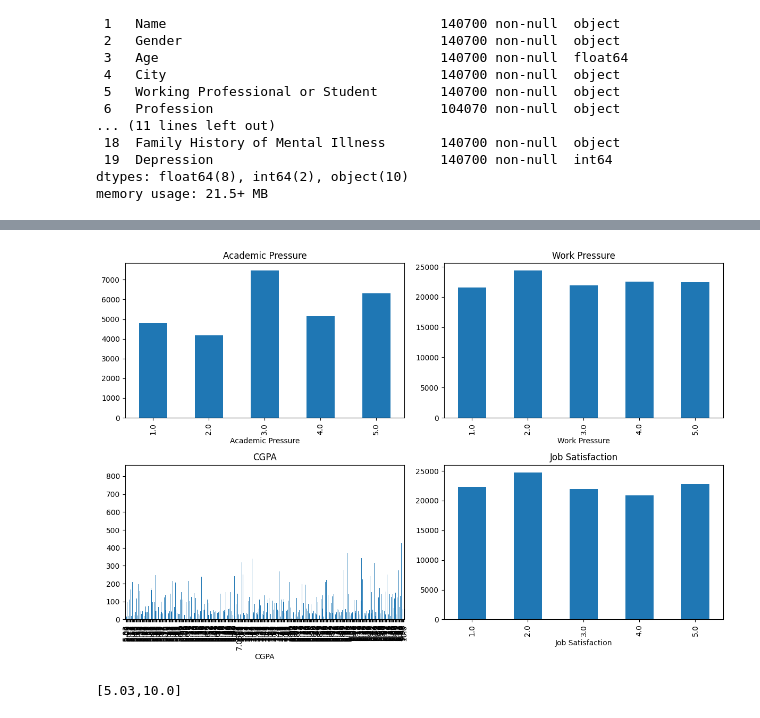
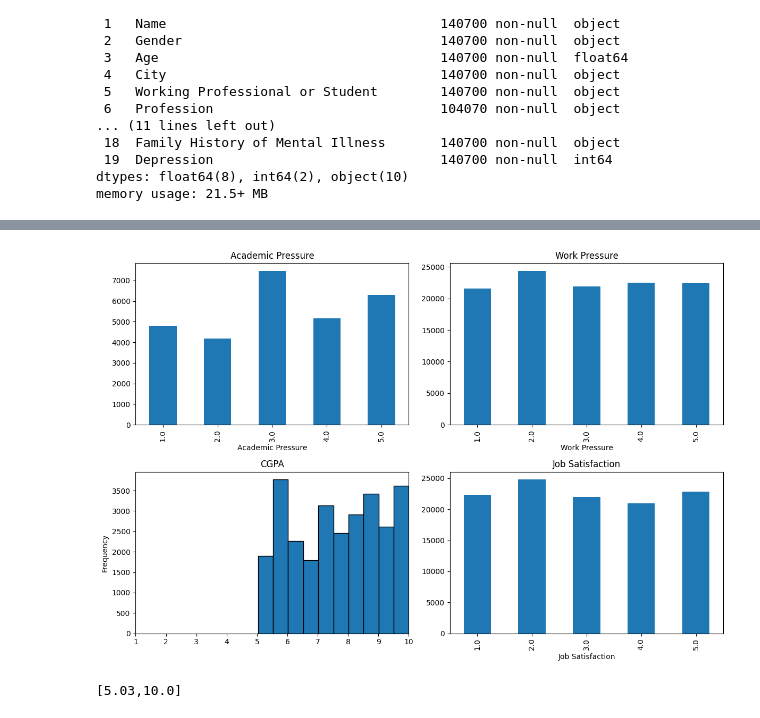
Before and after one commit to Walkhie/Exploring-Mental-Health-Data, a Jupyter notebook: 1)Preparacion_Datos.ipynb, the cells around one changed output, grey strips where cells are left out. Saved outputs shown, nothing was run; the diff lists cells and outputs as text; code cells hidden in the pictures.

```diff
--- a/1)Preparacion_Datos.ipynb
+++ b/1)Preparacion_Datos.ipynb
@@ -47,26 +59,28 @@ memory usage: 21.5+ MB
 # %%
 fig, axes = plt.subplots(2, 2, figsize=(12, 8))
 
 # Grafica de Academic Pressure
 train['Academic Pressure'].value_counts().sort_index().plot(kind='bar', ax=axes[0, 0])
 axes[0, 0].set_title('Academic Pressure')
 
 # Grafica de Work Pressure
 train['Work Pressure'].value_counts().sort_index().plot(kind='bar', ax=axes[0, 1])
 axes[0, 1].set_title('Work Pressure')
 
 # Grafica de CGPA
-train['CGPA'].value_counts().sort_index().plot(kind='bar', ax=axes[1, 0])
+train['CGPA'].plot(kind='hist', bins=10, ax=axes[1, 0], edgecolor='black')
 axes[1, 0].set_title('CGPA')
+axes[1, 0].set_xlim(1, 10)  # Limitar el rango de 1 a 10
+
 
 # Grafica de Job Satisfaction
 train['Job Satisfaction'].value_counts().sort_index().plot(kind='bar', ax=axes[1, 1])
 axes[1, 1].set_title('Job Satisfaction')
 
 plt.tight_layout()
 plt.show()
 # %% [output]
-[figure, old version]
+[figure, new version]
 # %%
 print(f"[{train['CGPA'].min()},{train['CGPA'].max()}]")
 # %% [output]
```
Also changed, not shown: parts of 40 cells of this notebook.
